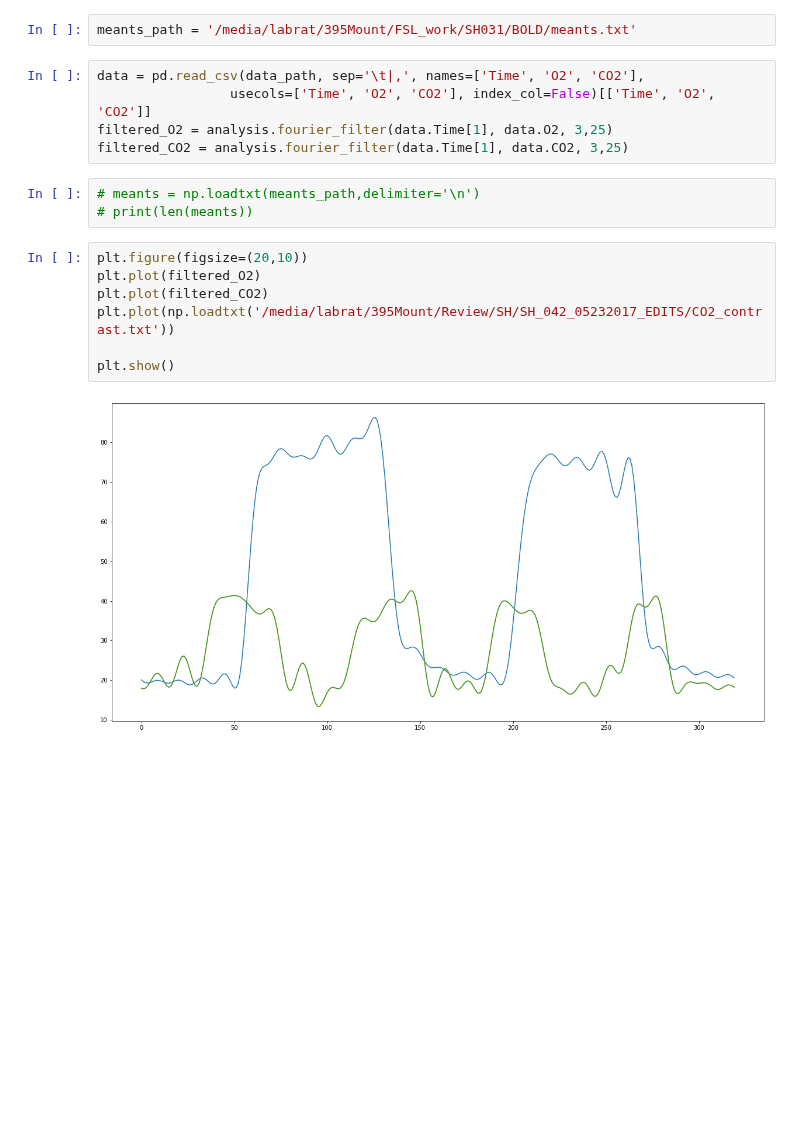
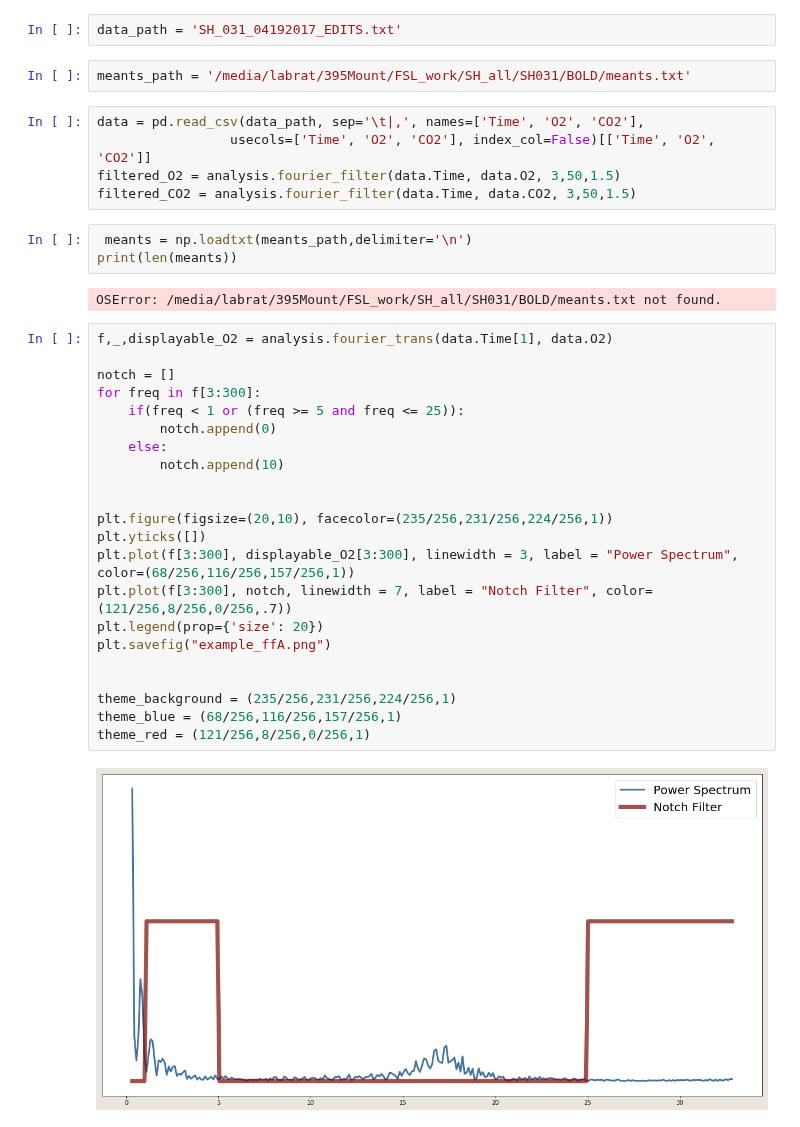
Before and after one commit to jacek257/Project-Chocolate, a Jupyter notebook: Jupyter/Data_processor.ipynb, the cells around one changed output. Drawn from its saved outputs; the diff is of its cells as text; blank space fills up the shorter version.

```diff
--- a/Jupyter/Data_processor.ipynb
+++ b/Jupyter/Data_processor.ipynb
@@ -12,19 +12,38 @@ data_path = '/media/labrat/395Mount/Review/SH/SH_042_05232017_EDITS.txt'
+# %%
+data_path = 'SH_031_04192017_EDITS.txt'
 # %%
-meants_path = '/media/labrat/395Mount/FSL_work/SH031/BOLD/meants.txt'
+meants_path = '/media/labrat/395Mount/FSL_work/SH_all/SH031/BOLD/meants.txt'
 # %%
 data = pd.read_csv(data_path, sep='\t|,', names=['Time', 'O2', 'CO2'],
                  usecols=['Time', 'O2', 'CO2'], index_col=False)[['Time', 'O2', 'CO2']]
-filtered_O2 = analysis.fourier_filter(data.Time[1], data.O2, 3,25)
-filtered_CO2 = analysis.fourier_filter(data.Time[1], data.CO2, 3,25)
+filtered_O2 = analysis.fourier_filter(data.Time, data.O2, 3,50,1.5)
+filtered_CO2 = analysis.fourier_filter(data.Time, data.CO2, 3,50,1.5)
 # %%
-# meants = np.loadtxt(meants_path,delimiter='\n')
-# print(len(meants))
+ meants = np.loadtxt(meants_path,delimiter='\n')
+print(len(meants))
+# %% [output]
+OSError: /media/labrat/395Mount/FSL_work/SH_all/SH031/BOLD/meants.txt not found.
-# %%
-plt.figure(figsize=(20,10))
-plt.plot(filtered_O2)
-plt.plot(filtered_CO2)
-plt.plot(np.loadtxt('/media/labrat/395Mount/Review/SH/SH_042_05232017_EDITS/CO2_contrast.txt'))
-
-plt.show()
-# %% [output]
-[figure, removed]
+# %%
+f,_,displayable_O2 = analysis.fourier_trans(data.Time[1], data.O2)
+
+notch = []
+for freq in f[3:300]:
+    if(freq < 1 or (freq >= 5 and freq <= 25)):
+        notch.append(0)
+    else:
+        notch.append(10)
+
+
+plt.figure(figsize=(20,10), facecolor=(235/256,231/256,224/256,1))
+plt.yticks([])
+plt.plot(f[3:300], displayable_O2[3:300], linewidth = 3, label = "Power Spectrum", color=(68/256,116/256,157/256,1))
+plt.plot(f[3:300], notch, linewidth = 7, label = "Notch Filter", color=(121/256,8/256,0/256,.7))
+plt.legend(prop={'size': 20})
+plt.savefig("example_ffA.png")
+
+
+theme_background = (235/256,231/256,224/256,1)
+theme_blue = (68/256,116/256,157/256,1)
+theme_red = (121/256,8/256,0/256,1)
+# %% [output]
+[figure, added]
```
Also changed, not shown: parts of 9 cells of this notebook, 28 other files.
